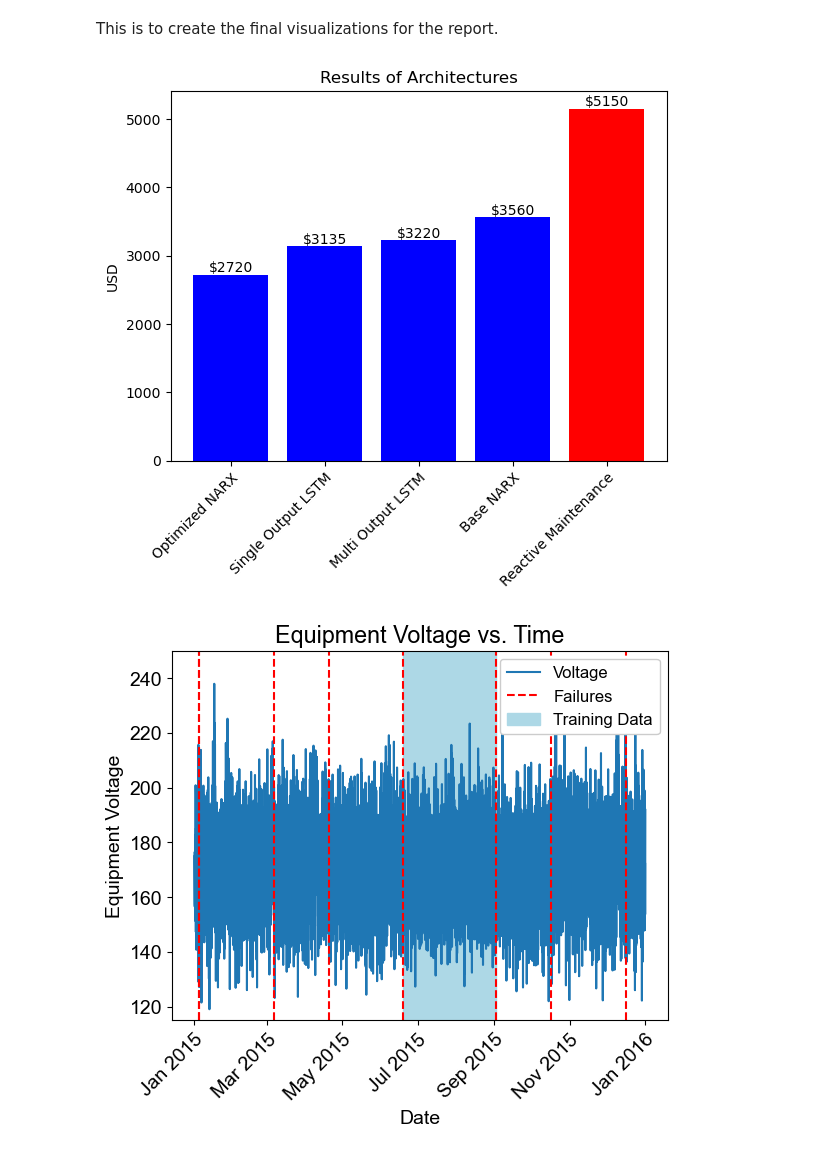
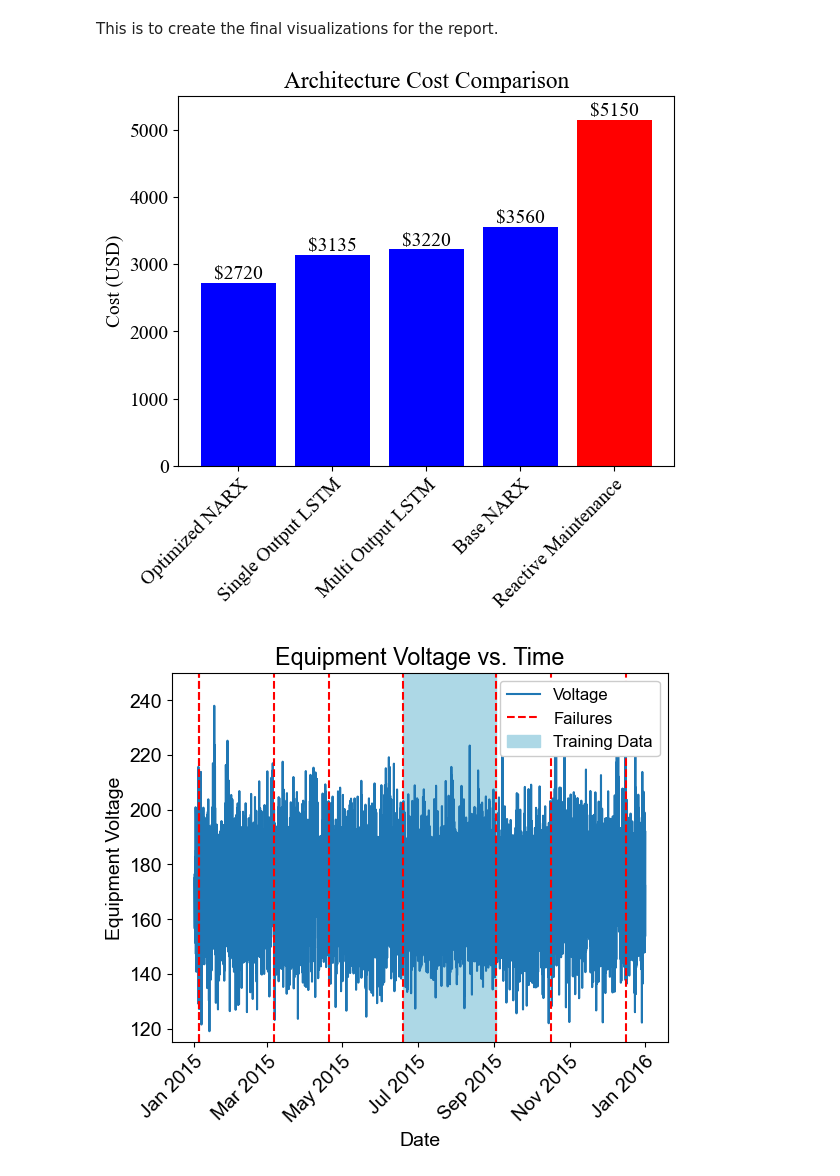
Before and after one commit to michaelwfouts/predictive-maintenance-project, a Jupyter notebook: 5_Report_Visualizations.ipynb, the cells around one changed output. Cells and saved outputs as stored; diff of their text form; code cells hidden in the pictures.

```diff
--- a/5_Report_Visualizations.ipynb
+++ b/5_Report_Visualizations.ipynb
@@ -9,36 +9,41 @@ data = {
     'Optimized NARX': 2720,
     'Single Output LSTM': 3135,
     'Multi Output LSTM': 3220,
     'Reactive Maintenance': 5150
 }
+
+plt.rcParams["font.family"] = "Times New Roman"
+plt.rc('font', size=14)
+
 
 # Sort the dictionary by values in ascending order
 sorted_data = sorted(data.items(), key=lambda x: x[1])
 
 # Extract labels and values after sorting
 labels, values = zip(*sorted_data)
 
 # Create the bar graph
 plt.bar(range(len(labels) - 1), values[:-1], color='blue')  # Bars except the last one are blue
 plt.bar(len(labels) - 1, values[-1], color='red')  # The last bar is red
 
 # Add labels to the bars
 for i, v in enumerate(values):
     plt.text(i, v, f"${v}", ha='center', va='bottom')
 
 # Set the x-axis labels with tilted text
 plt.xticks(range(len(labels)), labels, rotation=45, ha='right', rotation_mode="anchor")  # Rotate the labels by 45 degrees
 
+plt.ylim(0, 5500)  # Set y-axis limits from 0 to 20
 
 # Label the axes and title
 # plt.xlabel('Labels')
-plt.ylabel('USD')
-plt.title('Results of Architectures')
+plt.ylabel('Cost (USD)')
+plt.title('Architecture Cost Comparison')
 
 # Show the plot
 plt.show()
 # %% [output]
-[figure, old version]
+[figure, new version]
 # %%
 import pandas as pd
 
```
Also changed, not shown: 1 other file.
